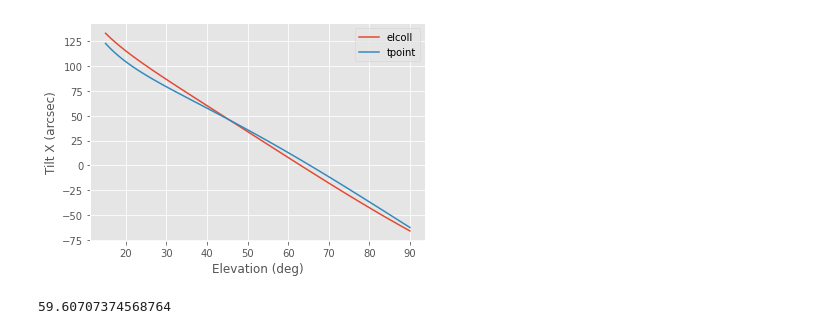
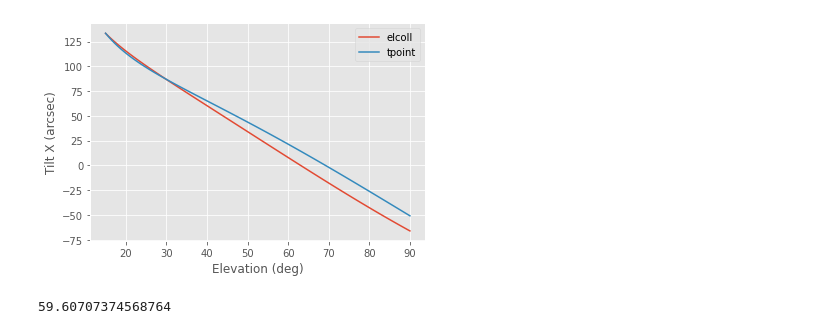
Before and after one commit to MMTObservatory/pointing_analysis, a Jupyter notebook: pointing_data/20200708/binospec_pointing.ipynb, the cells around one changed output. Drawn from its saved outputs; the diff is of its cells as text; code cells hidden in the pictures.

Commit message:
flesh out notebook; add new plots; add saved workspace

```diff
--- a/pointing_data/20200708/binospec_pointing.ipynb
+++ b/pointing_data/20200708/binospec_pointing.ipynb
@@ -121,3 +142,13 @@ tx = -5.11
+# %%
+# best fit tpoint model
+ia = +1205.44
+ie = -50.85
+npae = -2.69
+ca = 5.49
+an = 2.55
+aw = -12.15
+tf = -37.46
+tx = -5.11
 # %%
 tiltx_cos_coeff = -1*tf / zc_sky
 tiltx_tan_coeff = -1*tx / zc_sky
@@ -129,16 +160,15 @@ tiltx_cos_coeff, y_cos_coeff
 # %%
 current_model = 119.6*np.cos(el) - 66.1*np.sin(el) + (2.8/zc_sky) * np.cos(el)/np.sin(el)
 tpoint_model = tiltx_cos_coeff*np.cos(el) + tiltx_tan_coeff * np.cos(el)/np.sin(el)
-mean_diff = np.mean(tpoint_model - current_model)
-tpoint_model -= mean_diff
+tpoint_model += ie
 plt.plot(el, current_model, label="elcoll")
 plt.plot(el, tpoint_model, label="tpoint")
 plt.ylabel("Tilt X (arcsec)")
 plt.xlabel("Elevation (deg)")
 plt.legend()
 plt.show()
 # %% [output]
-[figure, old version]
+[figure, new version]
 # %%
 print(mean_diff)
 # %% [output]
```
Also changed, not shown: parts of 5 cells of this notebook, 3 other files.
